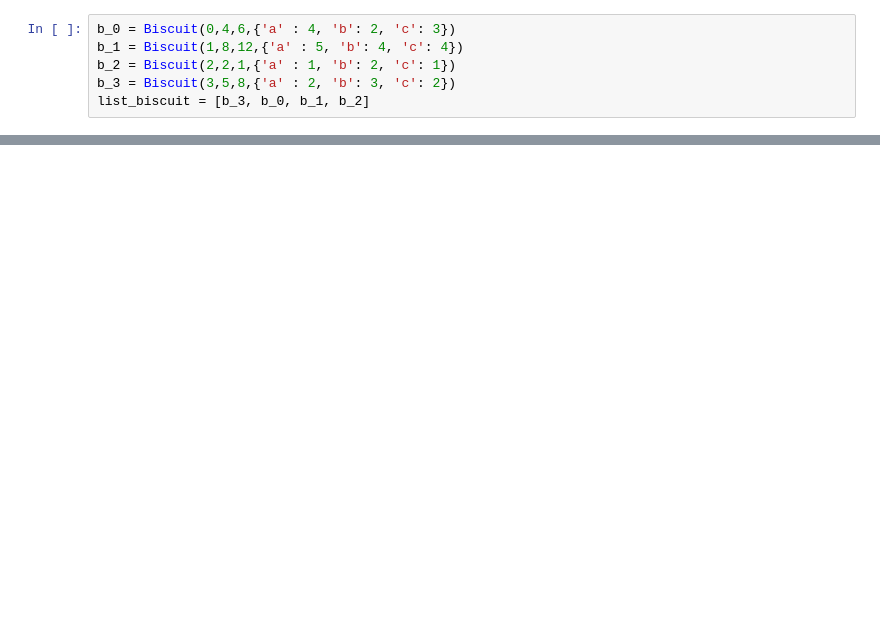
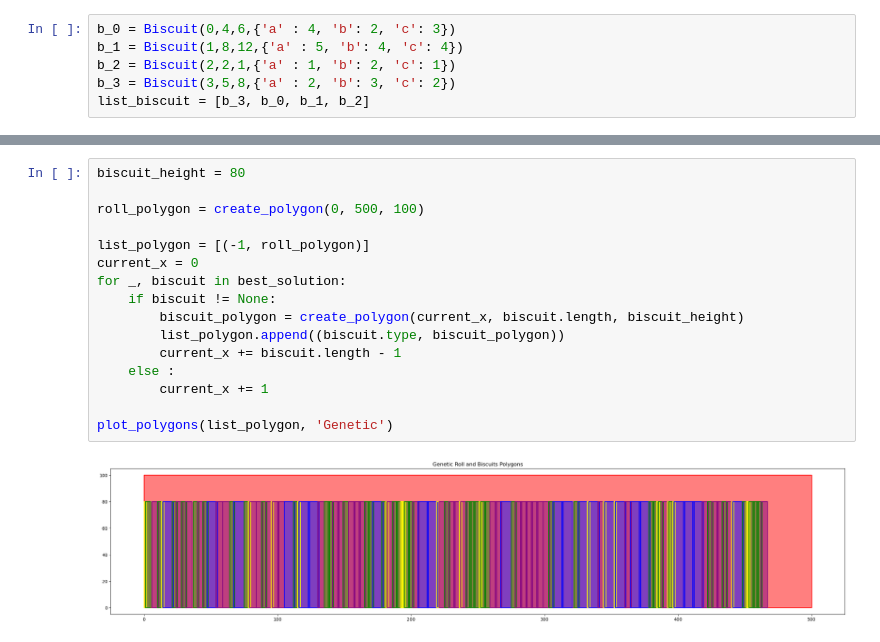
Before and after one commit to Hugo-SEQUIER/ai-algorithms-factory, a Jupyter notebook: main.ipynb, the cells around one changed output, grey strips where cells are left out. Saved outputs shown, nothing was run; the diff lists cells and outputs as text; blank space fills up the shorter version.

```diff
--- a/main.ipynb
+++ b/main.ipynb
@@ -57,0 +78,18 @@ Maximum value: 896
+# %%
+biscuit_height = 80
+
+roll_polygon = create_polygon(0, 500, 100)
+
+list_polygon = [(-1, roll_polygon)]
+current_x = 0
+for _, biscuit in best_solution:
+    if biscuit != None:
+        biscuit_polygon = create_polygon(current_x, biscuit.length, biscuit_height)
+        list_polygon.append((biscuit.type, biscuit_polygon))
+        current_x += biscuit.length - 1
+    else :
+        current_x += 1
+
+plot_polygons(list_polygon, 'Genetic')
+# %% [output]
+[figure, added]
```
Also changed, not shown: parts of 16 cells of this notebook, 4 other files.
